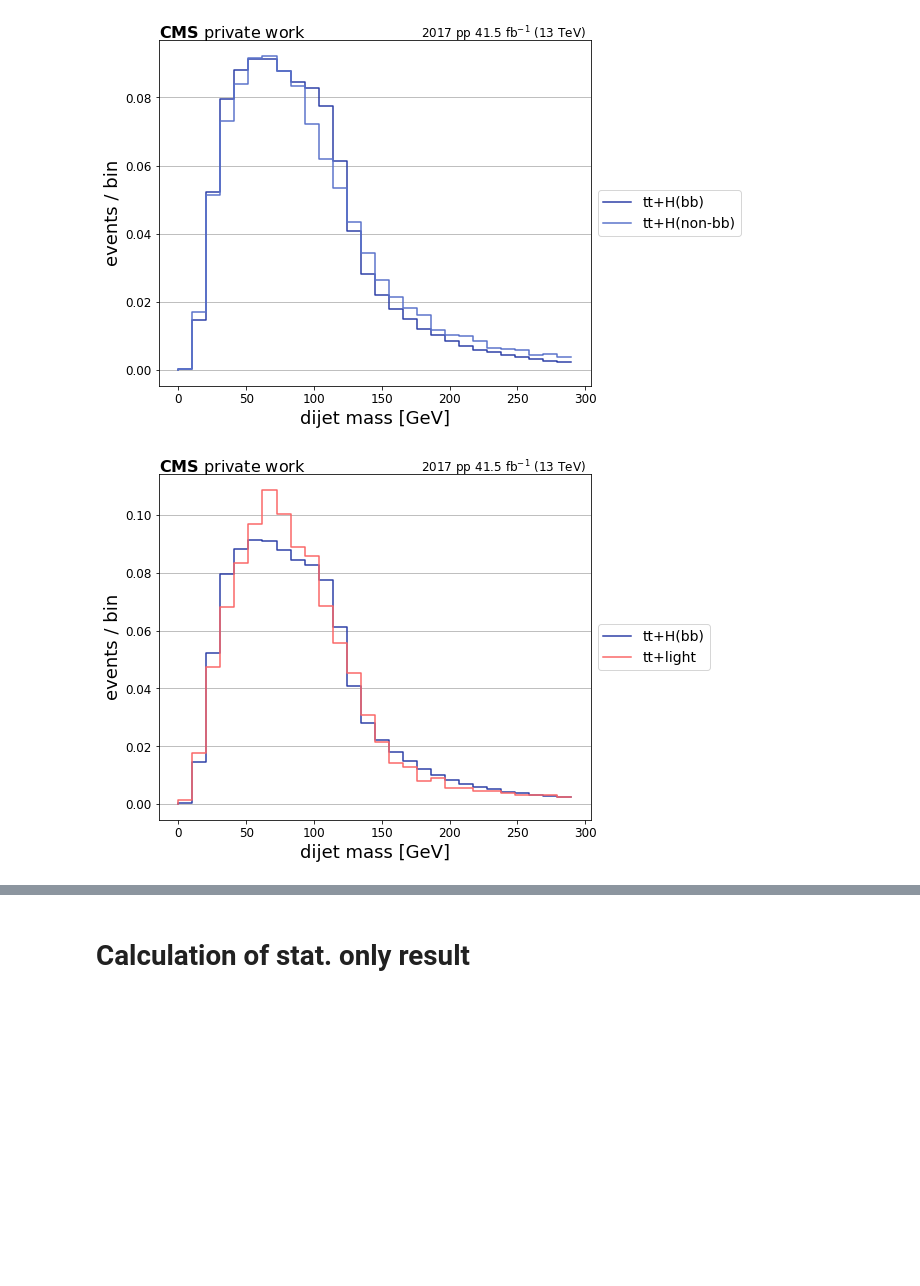
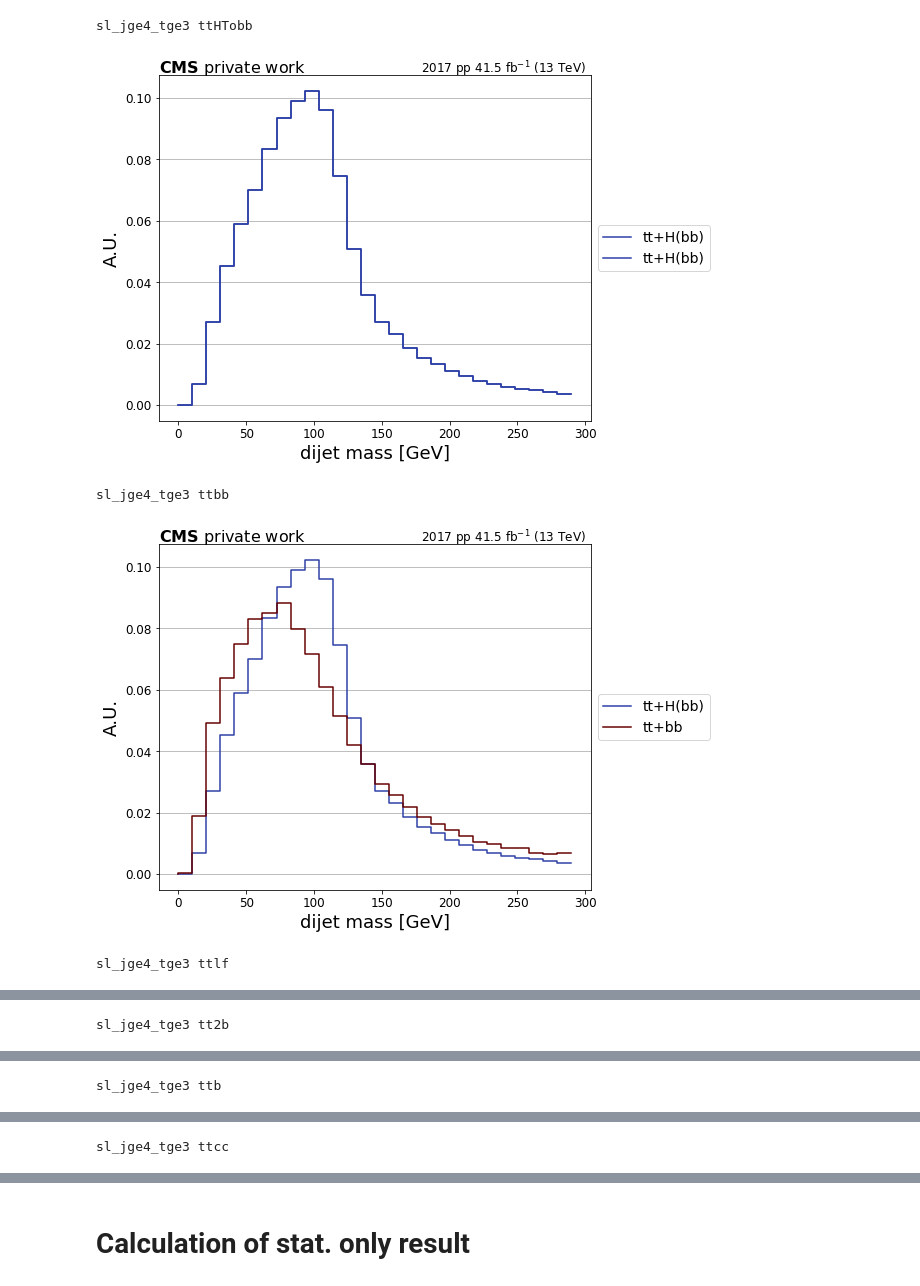
Before and after one commit to mmeinhard/hepaccelerate, a Jupyter notebook: EvaluateResults.ipynb, the cells around one changed output, grey strips where cells are left out. Drawn from its saved outputs; the diff is of its cells as text; code cells hidden in the pictures; blank space fills up the shorter version.

```diff
--- a/EvaluateResults.ipynb
+++ b/EvaluateResults.ipynb
@@ -55,14 +55,14 @@ data = merge_json_output(output_data)
 var_names = {
 #    "nbtags": "DeepCSV btag multiplicity",
     "njets" : "jet multiplicity",
-#    "leading_jet_pt" : "leading jet pt [GeV]",
+    "leading_jet_pt" : "leading jet pt [GeV]",
 #    "leading_lepton_pt" : "leading lepton pt [GeV]",
     #"genWeights" : "genWeights",
     #"nElectrons" : "number of electrons",
     #"nMuons" : "number of muons",
     "DNN": "dijet mass [GeV]",
     "DNN_zoom": "dijet mass (zoom) [GeV]",
-    "nleps": "Number of leptons",
+#    "nleps": "Number of leptons",
 #    "nfatjets": "fat jet multiplicity",
 #    "nbbtags": "H->bb tag multiplicity",
 #    "leading_fatjet_pt": "leading fat jet pt [GeV]",
@@ -129,7 +129,7 @@ def plot_mc(var, data, name, bottom, process, normalize):
 
     if process == "ttHTobb" and not normalize:
         bins = data[var]["edges"][1:]
-        hist = plt.step(bins, [c*1 for c in counts], label="tt+H(bb) x 50", color=colors[process], where="pre", zorder=1001)
+        #hist = plt.step(bins, [c*50 for c in counts], label="tt+H(bb) x 50", color=colors[process], where="pre", zorder=1001)
 
     return plt.bar, counts, data[var]["edges"]
 # %%
@@ -184,7 +184,10 @@ def plot_histogram(var, processes, mc, data, cat, normalize=False):
         plt.yscale('log')
         plt.ylim([1,10**8])
 
-    plt.ylabel("events / bin", fontsize=18)
+    if normalize:
+        plt.ylabel("A.U.", fontsize=18)
+    else:
+        plt.ylabel("events / bin", fontsize=18)
     plt.title(
         r"$\mathbf{CMS}$ private work",
         fontsize=16, x=0.0, ha="left", y=1.03, va="top")
@@ -216,5 +219,7 @@ def plot_histogram(var, processes, mc, data, cat, normalize=False):
 # %%
 cat = "sl_jge4_tge3"
 for var in var_names.keys():
+    plot_histogram(var, processes, mc, None, cat)
+for var in ["njets", "leading_jet_pt"]:
     plot_histogram(var, processes, mc, data, cat)
 # %% [output]
@@ -224,8 +232,13 @@ KeyError: 'hist_data_sl_jge4_tge3_DNN'
 # %%
-cat = "sl_jge4_tge3"
+cat = ["sl_jge4_tge3"]
 for var in ["DNN"]:
-    for p in processes[1:]:
-        plot_histogram(var, ["ttHTobb", p], mc, None, cat, True)
+    for c in cat:
+        for p in ["ttHTobb", "ttbb", "ttlf", "tt2b", "ttb", "ttcc"]:
+            print(c, p)
+            plot_histogram(var, ["ttHTobb", p], mc, None, c, True)
 # %% [output]
+sl_jge4_tge3 ttHTobb
-[figure, old version]
+[figure, new version]
+sl_jge4_tge3 ttbb
-[figure, old version]
+[figure, new version]
+sl_jge4_tge3 ttlf
@@ -232,0 +246 @@ for var in ["DNN"]:
+sl_jge4_tge3 tt2b
@@ -233,0 +248 @@ for var in ["DNN"]:
+sl_jge4_tge3 ttb
@@ -234,0 +250 @@ for var in ["DNN"]:
+sl_jge4_tge3 ttcc
```
Also changed, not shown: parts of 9 cells of this notebook, 21 other files.
